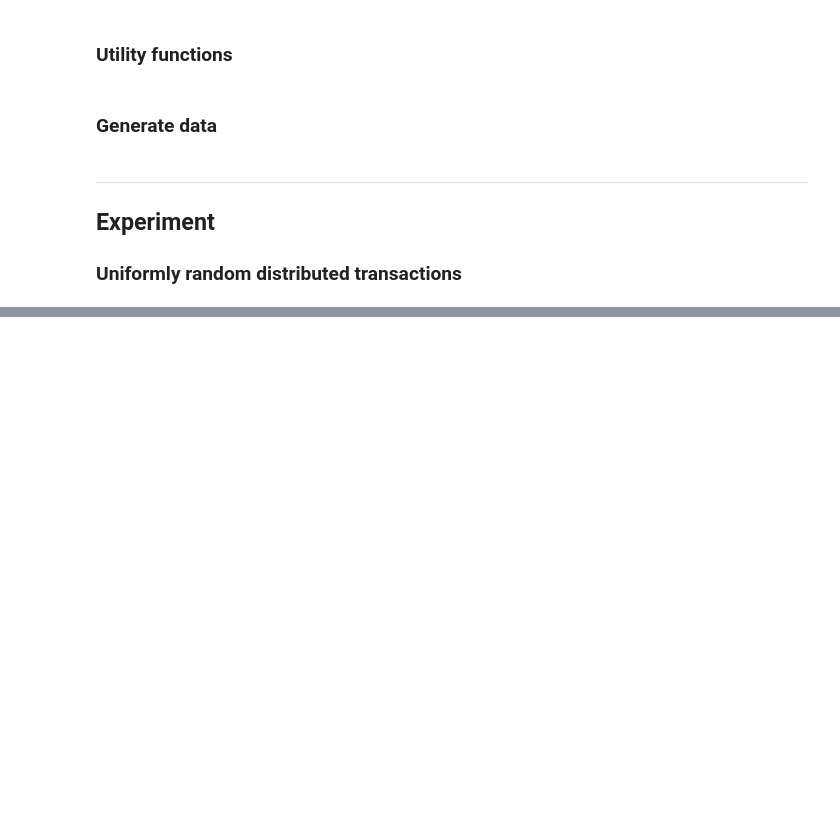
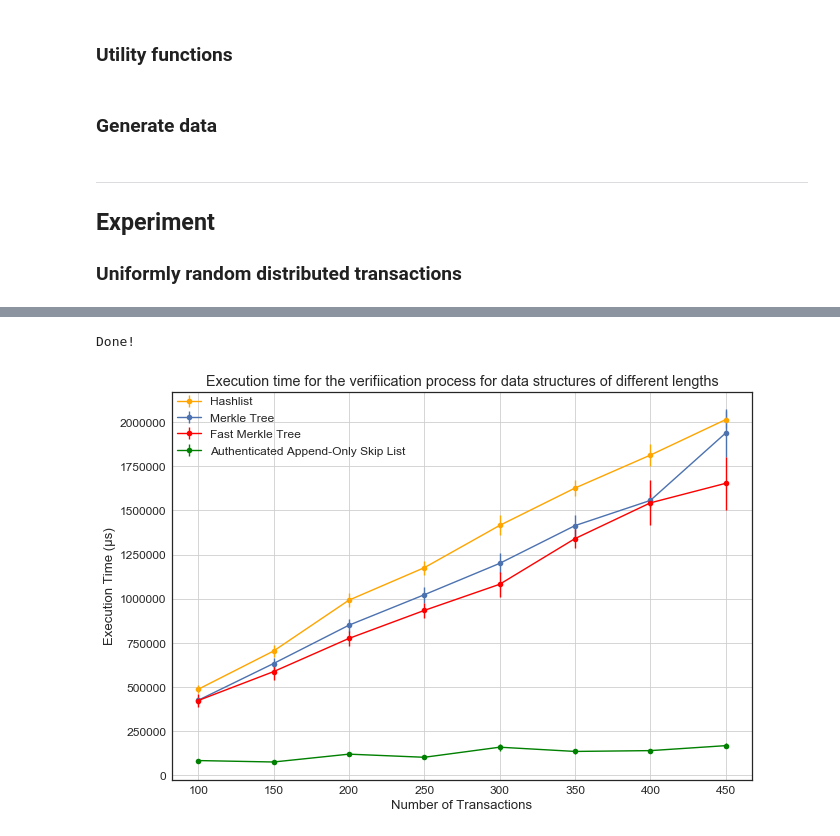
Before and after one commit to SimoneStefani/thesis-data-analysis, a Jupyter notebook: Thesis Data Analysis.ipynb, the cells around one changed output, grey strips where cells are left out. Saved outputs shown, nothing was run; the diff lists cells and outputs as text; code cells hidden in the pictures; blank space fills up the shorter version.

```diff
--- a/Thesis Data Analysis.ipynb
+++ b/Thesis Data Analysis.ipynb
@@ -238,14 +248,19 @@ print('Done!')
 # %%
 # build plot
+title = 'Execution time for the verifiication process for data structures of different lengths'
 plt.errorbar(lenghts, hl_veri_t_means, yerr=hl_veri_t_stds, marker='o', color='orange', label='Hashlist')
 plt.errorbar(lenghts, mt_veri_t_means, yerr=mt_veri_t_stds, marker='o', label='Merkle Tree')
 plt.errorbar(lenghts, fmt_veri_t_means, yerr=fmt_build_t_stds, marker='o', color='red', label='Fast Merkle Tree')
-#plt.errorbar(lenghts, sl_veri_t_means, yerr=sl_veri_t_stds, marker='o', color='green', label='Authenticated Append-Only Skip List')
-plt.title('Execution time for the verifiication process for data structures of different lengths')
+plt.errorbar(lenghts, sl_veri_t_means, yerr=sl_veri_t_stds, marker='o', color='green', label='Authenticated Append-Only Skip List')
+plt.title(title)
 plt.grid(True)
 plt.xlabel('Number of Transactions')
 plt.ylabel('Execution Time (µs)')
 plt.legend(bbox_to_anchor=(0, 1), loc=2, borderaxespad=0.)
+plt.savefig(toSnakeCase(title) + '.png')
 print('Done!')
+# %% [output]
+Done!
+[figure, added]
 # %%
 # build plot
```
Also changed, not shown: parts of 5 cells of this notebook.
